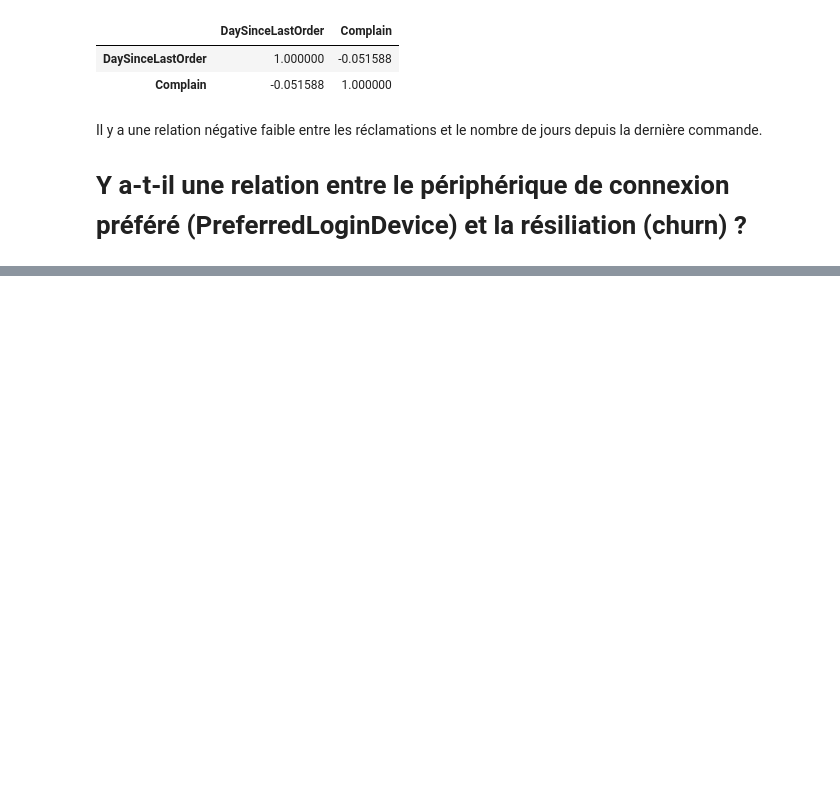
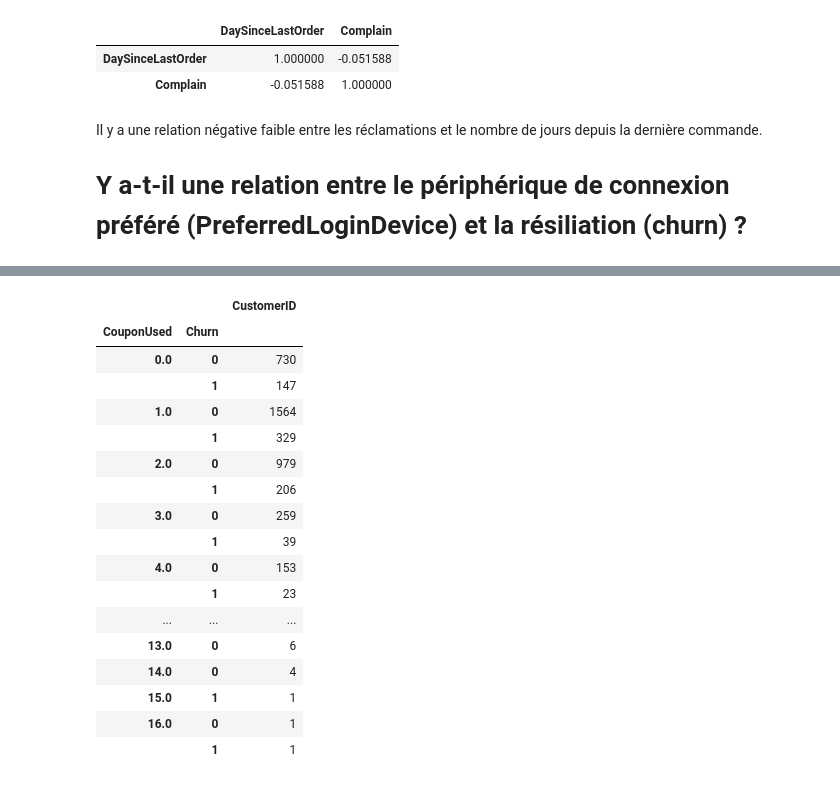
Before and after one commit to k-chanez/Churn-prediction, a Jupyter notebook: Churn_prediction_IA.ipynb, the cells around one changed output, grey strips where cells are left out. Saved outputs shown, nothing was run; the diff lists cells and outputs as text; code cells hidden in the pictures; blank space fills up the shorter version.

```diff
--- a/Churn_prediction_IA.ipynb
+++ b/Churn_prediction_IA.ipynb
@@ -600,0 +889,21 @@ mobile phone users are likely to churn may be this indicates a problem on the ap
+# %%
+df2.groupby(['CouponUsed' , 'Churn'])[['CustomerID']].count()
+# %% [output]
+|  |  | CustomerID |
+| CouponUsed | Churn |  |
+| 0.0 | 0 | 730 |
+|  | 1 | 147 |
+| 1.0 | 0 | 1564 |
+|  | 1 | 329 |
+| 2.0 | 0 | 979 |
+|  | 1 | 206 |
+| 3.0 | 0 | 259 |
+|  | 1 | 39 |
+| 4.0 | 0 | 153 |
+|  | 1 | 23 |
+| ... | ... | ... |
+| 13.0 | 0 | 6 |
+| 14.0 | 0 | 4 |
+| 15.0 | 1 | 1 |
+| 16.0 | 0 | 1 |
+|  | 1 | 1 |
```
Also changed, not shown: parts of 64 cells of this notebook.
